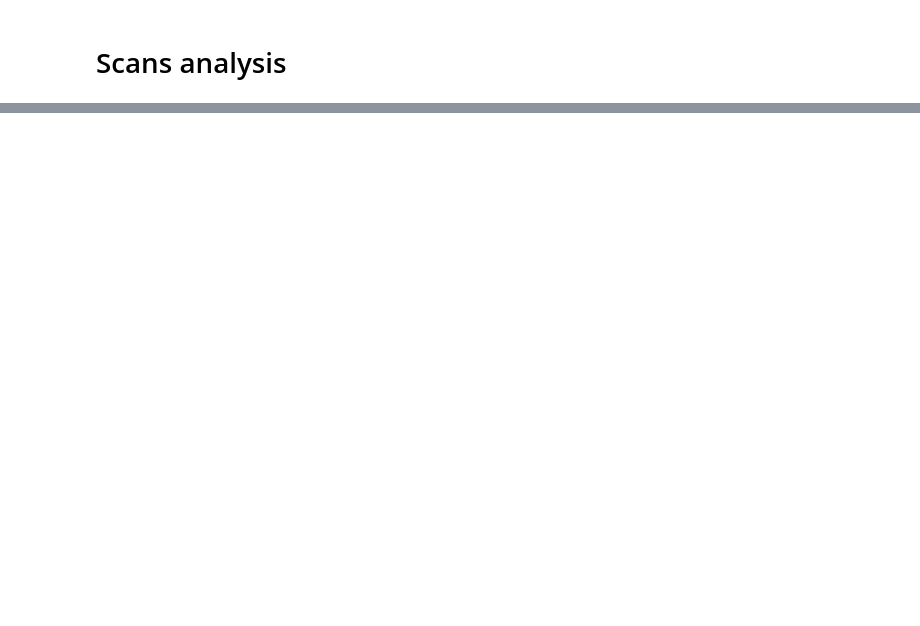
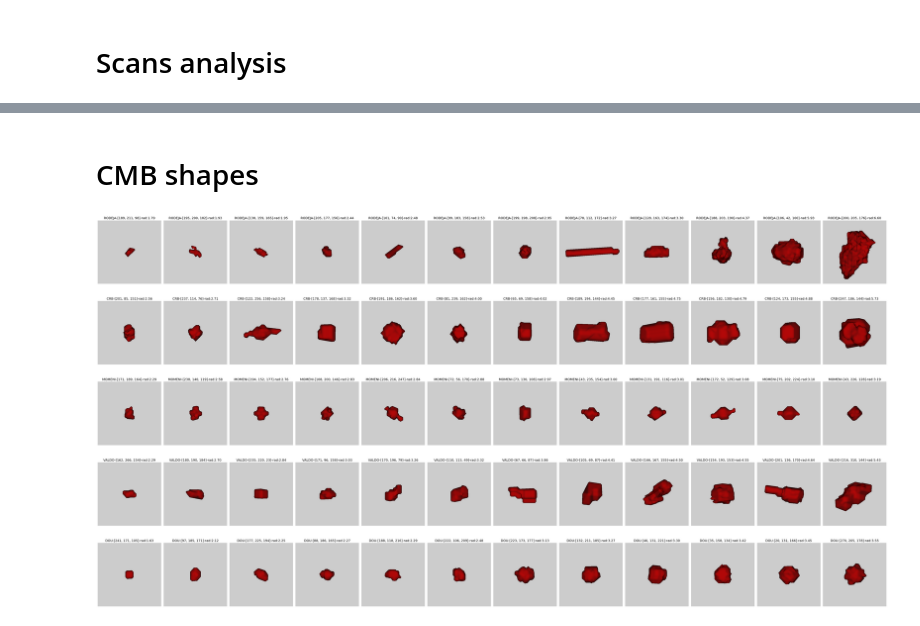
Before and after one commit to jorgedelpozolerida/MicrobleedNet, a Jupyter notebook: notebooks/analysis/CMB_overview.ipynb, the cells around one changed output, grey strips where cells are left out. Cells and saved outputs as stored; diff of their text form; code cells hidden in the pictures; blank space fills up the shorter version.

```diff
--- a/notebooks/analysis/CMB_overview.ipynb
+++ b/notebooks/analysis/CMB_overview.ipynb
@@ -172,0 +295,67 @@ grouped
+# %% [markdown]
+# CMB shapes
+# %%
+import os
+import matplotlib.pyplot as plt
+import numpy as np
+
+SAMPLE_SIZE = 12
+random.seed(42)
+
+# Define the directory where the images are stored
+image_dir = "/home/cerebriu/data/RESEARCH/MicrobleedNet/data-misc/img/cmb_3d/GT/"
+# Collect all PNG image files in the directory
+image_files = [file for file in os.listdir(image_dir) if file.endswith(".png")]
+
+# Initialize a dictionary to store images grouped by datasets
+dataset_images = {}
+
+# Iterate over each file in the image directory
+for image_file in image_files:
+    filename_parts = image_file.split("_")
+    subject = filename_parts[0]
+    cmb = filename_parts[-2]  # Assuming this part is needed later or for completeness
+    radius = float(filename_parts[-1].replace(".png", ""))  # Extract and convert radius to float
+    dataset = subject.split("-")[0]
+
+    # Group images by dataset and include radius for sorting
+    if dataset not in dataset_images:
+        dataset_images[dataset] = []
+    dataset_images[dataset].append((subject, image_file, radius, cmb))
+
+# Ensure a variety of radii sizes for each dataset
+for dataset in dataset_images:
+    dataset_images[dataset] = sorted(dataset_images[dataset], key=lambda x: x[2])
+    radii = np.array([x[2] for x in dataset_images[dataset]])
+    # Get unique radii and corresponding indices
+    unique_radii, indices = np.unique(radii, return_index=True)
+    # Sample unique radii to make sure we have a variety
+    sampled_indices = np.random.choice(indices, min(SAMPLE_SIZE, len(indices)), replace=False)
+    dataset_images[dataset] = [dataset_images[dataset][index] for index in sorted(sampled_indices)]
+
+# Determine the number of datasets and the subplot grid size
+num_datasets = len(dataset_images)
+num_plots_per_row = min(SAMPLE_SIZE, max(len(images) for images in dataset_images.values()))  # At most 12 images per dataset
+
+# Create a figure with subplots
+fig, axs = plt.subplots(num_datasets, num_plots_per_row, figsize=(4 * num_plots_per_row, 5 * num_datasets), squeeze=False)
+
+# Plot images for each dataset
+for row, (dataset, images) in enumerate(dataset_images.items()):
+    selected_images = images[:num_plots_per_row]  # Select up to 12 images based on sorted order
+    for col, (subject, image_file, radius, cmb) in enumerate(selected_images):
+        image_path = os.path.join(image_dir, image_file)
+        image = plt.imread(image_path)
+
+        axs[row, col].imshow(image)
+        dataset_name = subject.split("-")[0]
+        axs[row, col].set_title(f"{dataset}-{cmb}-rad:{radius:.2f}", fontsize=14)
+
+        axs[row, col].axis("off")  # Hide axes for individual plots
+
+plt.tight_layout()
+plt.savefig("../../data-misc/img/CMB_3D_GT_by_dataset.png")
+
+plt.show()
+# %% [output]
+[figure, added]
```
Also changed, not shown: parts of 21 cells of this notebook, 27 other files.
